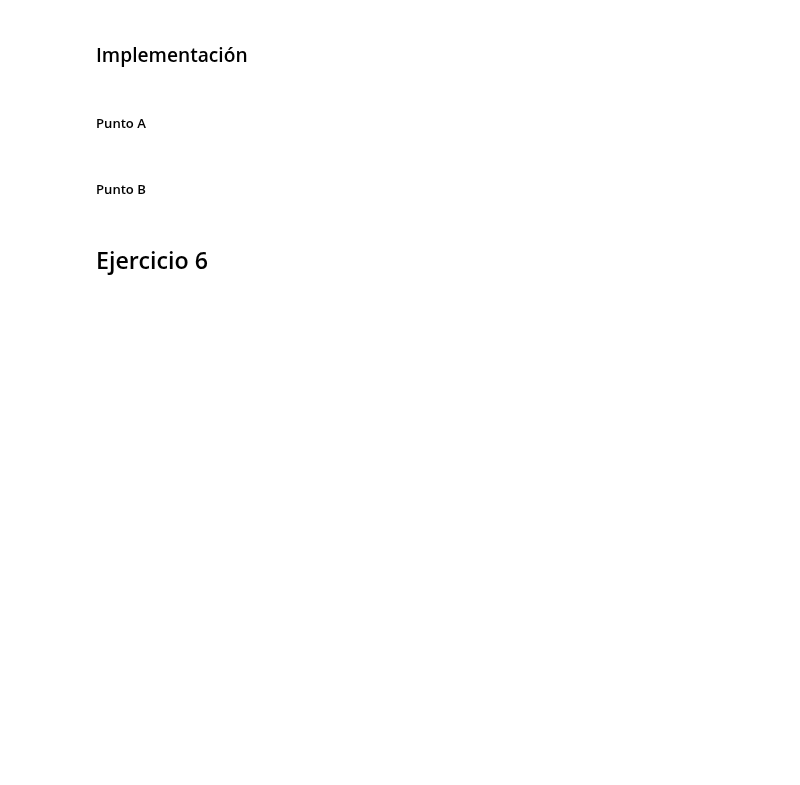
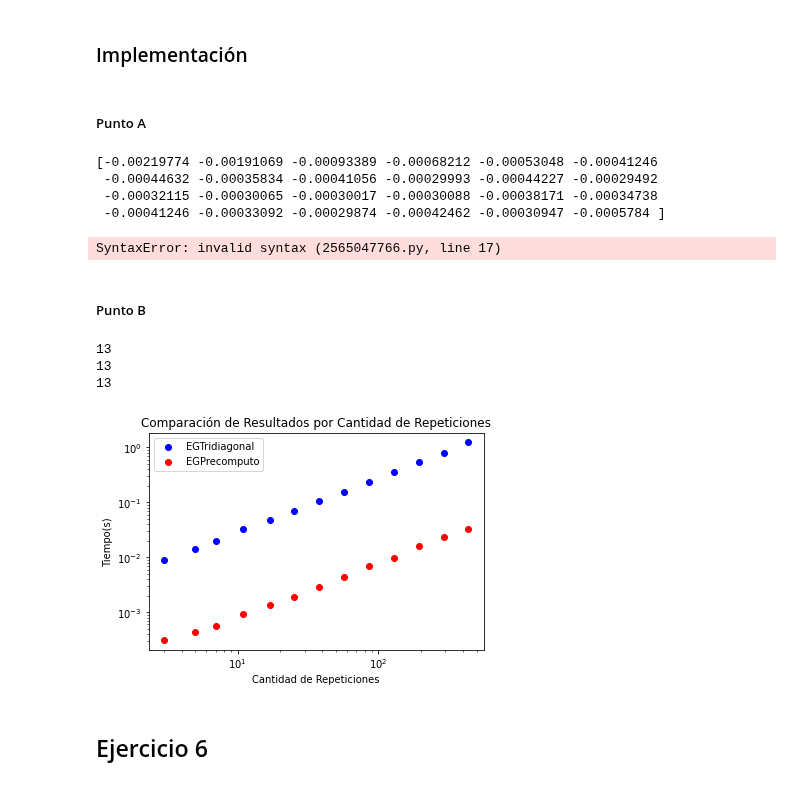
Before and after one commit to agFrenk/Metodos-TP, a Jupyter notebook: resolucion_tp.ipynb, the cells around one changed output. Saved outputs shown, nothing was run; the diff lists cells and outputs as text; code cells hidden in the pictures; blank space fills up the shorter version.

Commit message:
experimento 5.b por terminar falta agregar lineas de complejidad para comparar

```diff
--- a/resolucion_tp.ipynb
+++ b/resolucion_tp.ipynb
@@ -582,8 +583,9 @@ instance_size = np.arange(20, 500, 20)
 
 resultsEG = np.zeros(len(instance_size))
 resultsEGT = np.zeros(len(instance_size))
+
 for i in range(0, len(instance_size)):
-    laplacian_matrix = create_laplaciano_testing_instace(instance_size[i])
+    laplacian_matrix = create_laplaciano_testing_instace(n)
     time_res = 0
     for j in range(0, 10):
         tic = time.time()
@@ -602,6 +604,11 @@ for i in range(0, len(instance_size)):
 # %%
 
 print(resultsEG)
+# %% [output]
+[-0.00219774 -0.00191069 -0.00093389 -0.00068212 -0.00053048 -0.00041246
+ -0.00044632 -0.00035834 -0.00041056 -0.00029993 -0.00044227 -0.00029492
+ -0.00032115 -0.00030065 -0.00030017 -0.00030088 -0.00038171 -0.00034738
+ -0.00041246 -0.00033092 -0.00029874 -0.00042462 -0.00030947 -0.0005784 ]
 # %%
 def plot_eg():
     plt.scatter(instance_size, resultsEG, color='blue', label='EG')  # Puntos para resultsEG
@@ -619,10 +626,7 @@ def plot_eg():
     # Mostrar el gráfico
     plt.show()
 
-def plot_grouped_bar_chart():
-    # Configuraciones del gráfico
-    bar_width = 0.35  # Ancho de las barras
-    index = np.arange(len(instance_size))  # Las posiciones de los grupos
+def plot_groupedelim_gauss_tridiagonalarange(len(instance_size))  # Las posiciones de los grupos
 
     # Crear el gráfico de barras agrupadas
     fig, ax = plt.subplots()
@@ -643,6 +647,8 @@ def plot_grouped_bar_chart():
 
 plot_eg()
 plot_grouped_bar_chart()
+# %% [output]
+SyntaxError: invalid syntax (2565047766.py, line 17)
 # %% [markdown]
 ##### Punto B
 # %%
@@ -674,3 +693,49 @@ for n in range(0, 1000):
+# %%
+def plot_eg():
+    plt.scatter(repeticiones, resultsEGTridiagonal, color='blue', label='EGTridiagonal')  # Puntos para resultsEG
+    plt.scatter(repeticiones, resultsEGPrecomputo, color='red', label='EGPrecomputo')  # Puntos para resultsEGT
+
+    #corregir escala
+    plt.yscale('log')
+    plt.xscale('log')
+    # Añadiendo detalles al gráfico
+    plt.title('Comparación de Resultados por Cantidad de Repeticiones')
+    plt.xlabel('Cantidad de Repeticiones')
+    plt.ylabel('Tiempo(s)')
+    plt.legend()  # Esto muestra las etiquetas de cada conjunto de puntos
+
+    # Mostrar el gráfico
+    plt.show()
+
+# def plot_groupedelim_gauss_tridiagonalarange(len(instance_size))  # Las posiciones de los grupos
+
+#     # Crear el gráfico de barras agrupadas
+#     fig, ax = plt.subplots()
+#     bars1 = ax.bar(index - bar_width/2, resultsEG, bar_width, label='EG', color='#118ab2')
+#     bars2 = ax.bar(index + bar_width/2, resultsEGT, bar_width, label='EGT', color='#ef476f')
+
+#     plt.yscale('log')
+#     # plt.xscale('log')
+#     # Añadiendo detalles al gráfico
+#     ax.set_xlabel('Tamaño de Instancia')
+#     ax.set_ylabel('Resultados')
+#     ax.set_title('Comparación de Resultados por Tamaño de Instancia')
+#     ax.set_xticks(index)
+#     ax.set_xticklabels(instance_size)
+#     ax.legend()
+#     # Mostrar el gráfico
+#     plt.show()
+
+print(len(repeticiones))
+print(len(resultsEGTridiagonal))
+print(len(resultsEGPrecomputo))
+plot_eg()
+# plot_grouped_bar_chart()
+# %% [output]
+13
+13
+13
+[figure, added]
 # %% [markdown]
 ## Ejercicio 6
 # %% [markdown]
```
Also changed, not shown: parts of 5 cells of this notebook.
